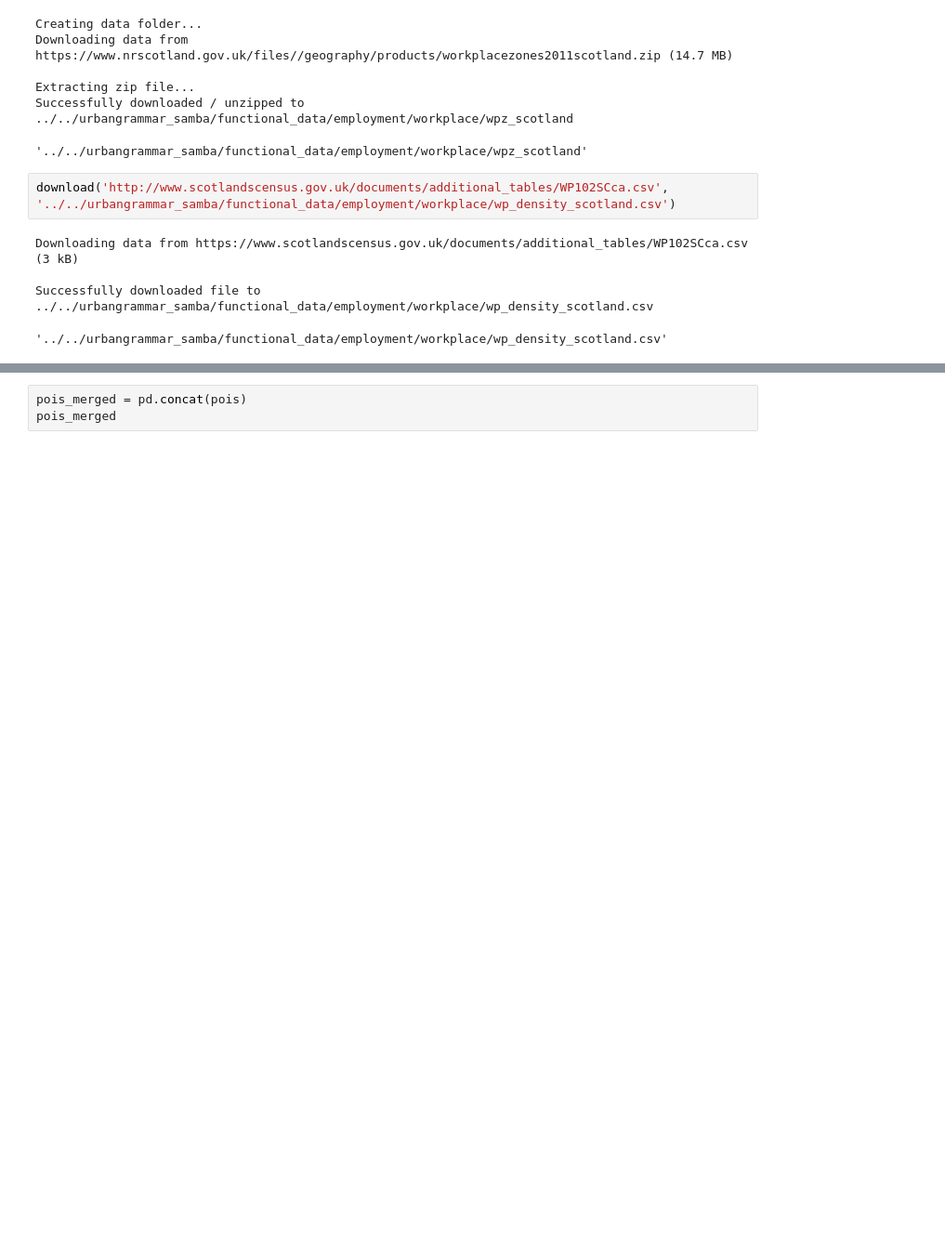
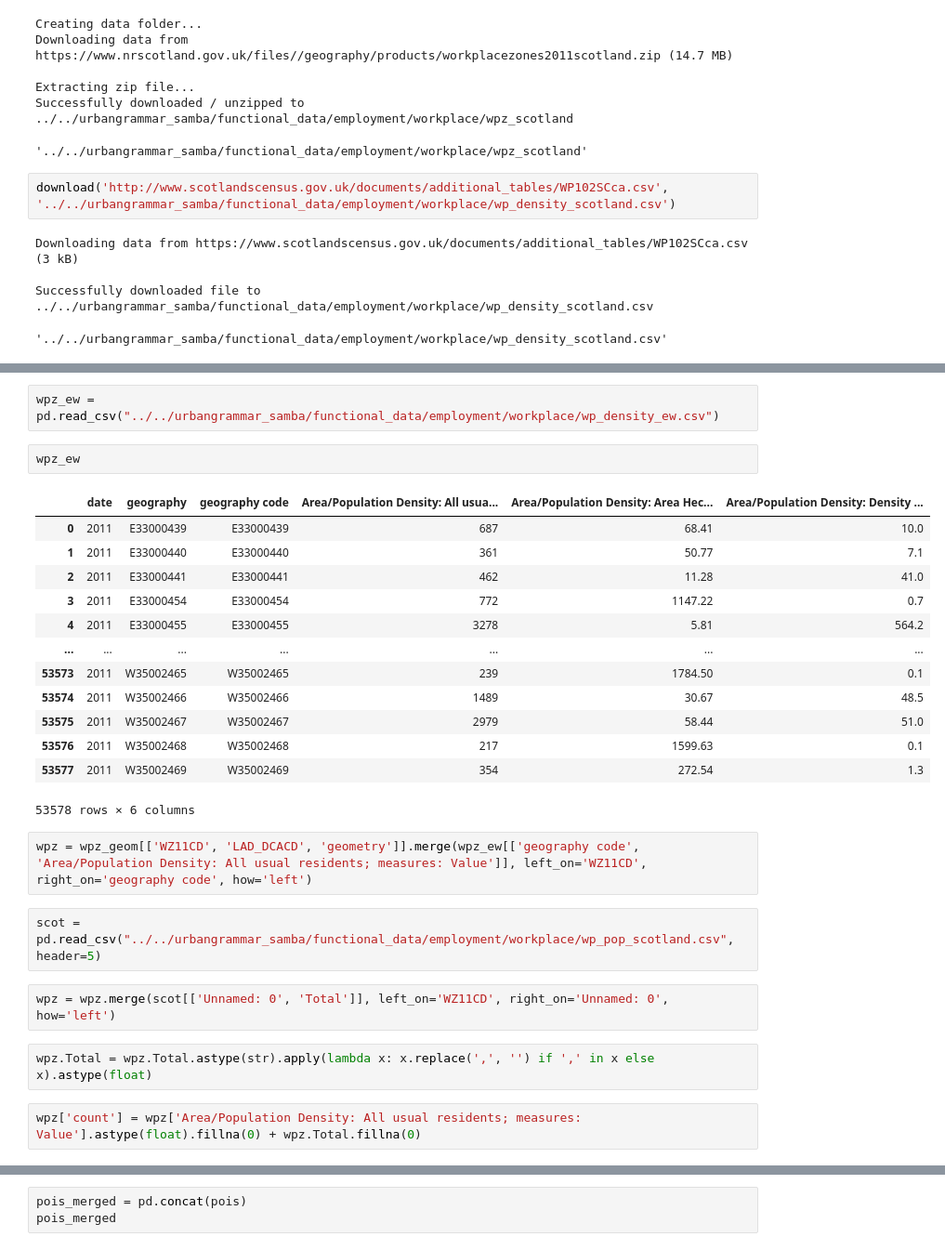
Before and after one commit to urbangrammarai/data_processing, a Jupyter notebook: functional_data/fetch_data.ipynb, the cells around one changed output, grey strips where cells are left out. Shown at 93% size. Saved outputs shown, nothing was run; the diff lists cells and outputs as text; blank space fills up the shorter version.

```diff
--- a/functional_data/fetch_data.ipynb
+++ b/functional_data/fetch_data.ipynb
@@ -488,0 +534,28 @@ Successfully downloaded file to ../../urbangrammar_samba/functional_data/employm
+# %%
+wpz_ew = pd.read_csv("../../urbangrammar_samba/functional_data/employment/workplace/wp_density_ew.csv")
+# %%
+wpz_ew
+# %% [output]
+|  | date | geography | geography code | Area/Population Density: All usua... | Area/Population Density: Area Hec... | Area/Population Density: Density ... |
+| 0 | 2011 | E33000439 | E33000439 | 687 | 68.41 | 10.0 |
+| 1 | 2011 | E33000440 | E33000440 | 361 | 50.77 | 7.1 |
+| 2 | 2011 | E33000441 | E33000441 | 462 | 11.28 | 41.0 |
+| 3 | 2011 | E33000454 | E33000454 | 772 | 1147.22 | 0.7 |
+| 4 | 2011 | E33000455 | E33000455 | 3278 | 5.81 | 564.2 |
+| ... | ... | ... | ... | ... | ... | ... |
+| 53573 | 2011 | W35002465 | W35002465 | 239 | 1784.50 | 0.1 |
+| 53574 | 2011 | W35002466 | W35002466 | 1489 | 30.67 | 48.5 |
+| 53575 | 2011 | W35002467 | W35002467 | 2979 | 58.44 | 51.0 |
+| 53576 | 2011 | W35002468 | W35002468 | 217 | 1599.63 | 0.1 |
+| 53577 | 2011 | W35002469 | W35002469 | 354 | 272.54 | 1.3 |
+53578 rows × 6 columns
+# %%
+wpz = wpz_geom[['WZ11CD', 'LAD_DCACD', 'geometry']].merge(wpz_ew[['geography code', 'Area/Population Density: All usual residents; measures: Value']], left_on='WZ11CD', right_on='geography code', how='left')
+# %%
+scot = pd.read_csv("../../urbangrammar_samba/functional_data/employment/workplace/wp_pop_scotland.csv", header=5)
+# %%
+wpz = wpz.merge(scot[['Unnamed: 0', 'Total']], left_on='WZ11CD', right_on='Unnamed: 0', how='left')
+# %%
+wpz.Total = wpz.Total.astype(str).apply(lambda x: x.replace(',', '') if ',' in x else x).astype(float)
+# %%
+wpz['count'] = wpz['Area/Population Density: All usual residents; measures: Value'].astype(float).fillna(0) + wpz.Total.fillna(0)
```
Also changed, not shown: parts of 87 cells of this notebook.
